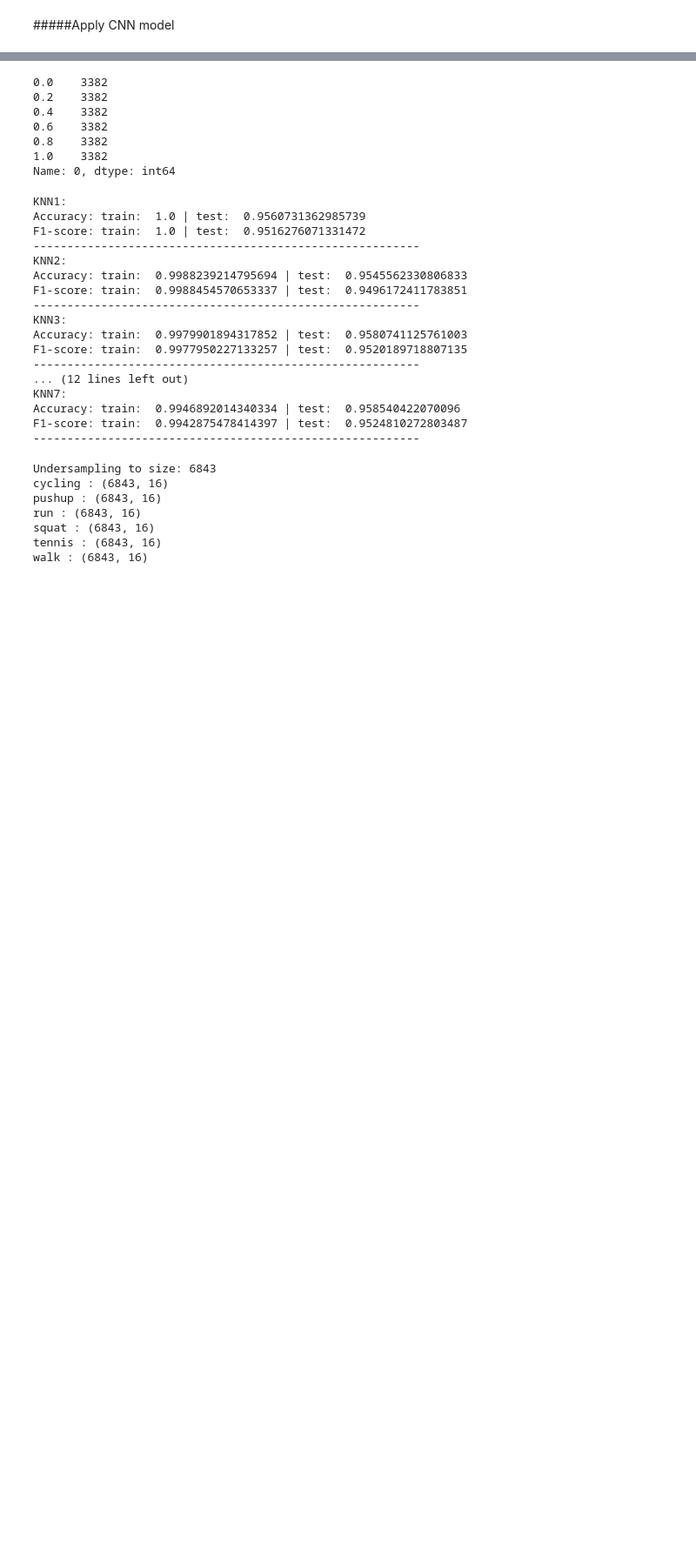
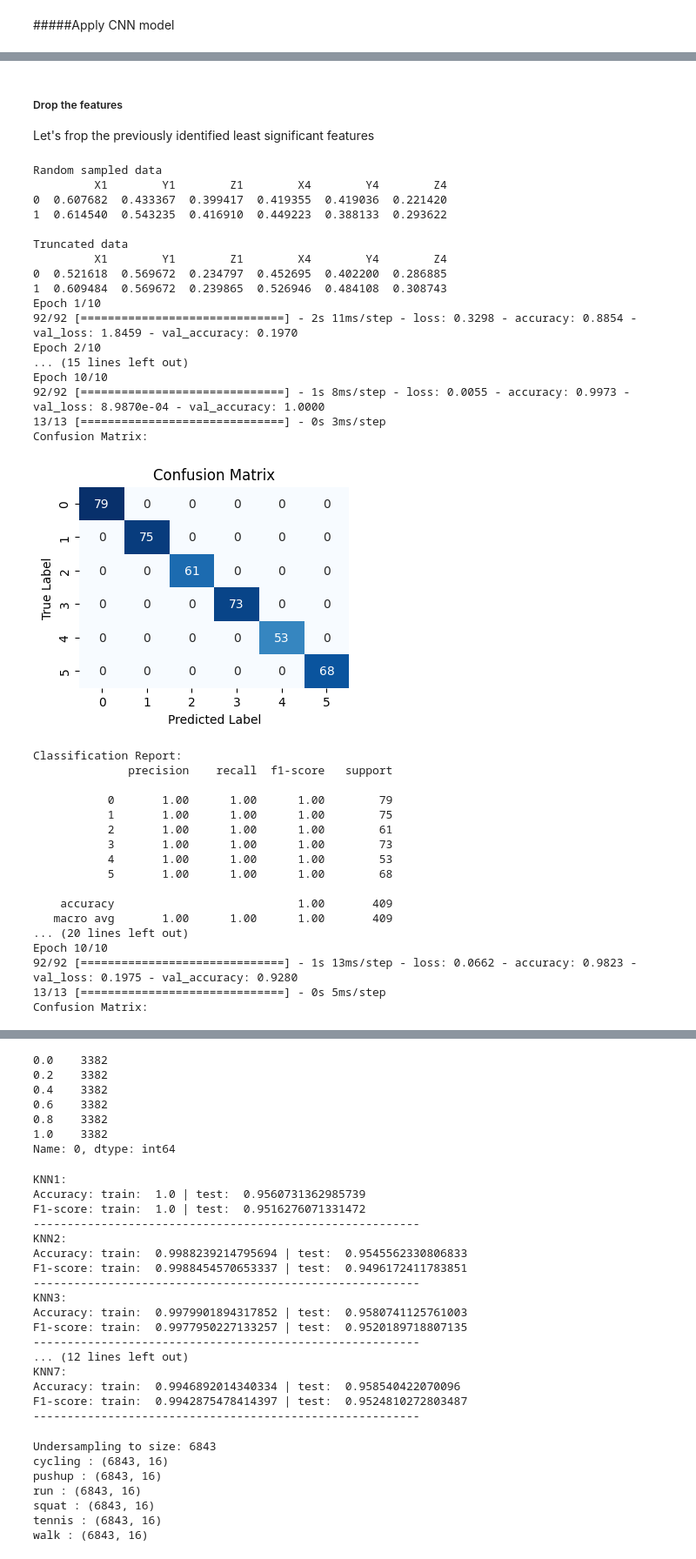
Before and after one commit to subodha1980/BU, a Jupyter notebook: activityDetection.ipynb, the cells around one changed output, grey strips where cells are left out. Shown at 87% size. Saved outputs shown, nothing was run; the diff lists cells and outputs as text; code cells hidden in the pictures; blank space fills up the shorter version.

```diff
--- a/activityDetection.ipynb
+++ b/activityDetection.ipynb
@@ -1016,7 +1020,8 @@ dtype: int64
 # %% [markdown]
 ##### Pre-Process data
 # %%
-cols_RSAMP = datasetRSAMP.columns
+#cols_RSAMP = datasetRSAMP.columns
+feature_cols = datasetRSAMP.columns[:-1]  # Exclude the last column (label)
 
 ms = MinMaxScaler()
 # Preview the data set
@@ -1025,24 +1030,32 @@ print(datasetRSAMP.head(2))
 
 print('\n-----------------------------------------------')
 
-X_RSAMP = ms.fit_transform(datasetRSAMP)
-X_RSAMP = pd.DataFrame(X_RSAMP, columns=[cols_RSAMP])
+X_scaled_RS = ms.fit_transform(datasetRSAMP[feature_cols])
+X_s_RS = pd.DataFrame(X_scaled_RS, columns=feature_cols)
+Y_RS = datasetRSAMP['Activity']
+
+#X_RSAMP = ms.fit_transform(datasetRSAMP)
+#X_RSAMP = pd.DataFrame(X_RSAMP, columns=[cols_RSAMP])
 print('\nRandom under sampled data: After scaling')
-print(X_RSAMP.head(2))
+print(X_s_RS.head(2))
 
 print('\n==============================================')
 
-cols_TRUNK = datasetTRUNK.columns
+#cols_TRUNK = datasetTRUNK.columns
+feature_cols = datasetRSAMP.columns[:-1]
 # Preview the data set
 print('\nTrunkated data: Before scaling')
 print(datasetTRUNK.head(2))
 
 print('\n-----------------------------------------------')
 
-X_TRUNK = ms.fit_transform(datasetTRUNK)
-X_TRUNK = pd.DataFrame(X_TRUNK, columns=[cols_TRUNK])
+X_scaled_TR = ms.fit_transform(datasetTRUNK[feature_cols])
+X_s_TR = pd.DataFrame(X_scaled_TR, columns=feature_cols)
+Y_TR = datasetTRUNK['Activity']
+#X_TRUNK = ms.fit_transform(datasetTRUNK)
+#X_TRUNK = pd.DataFrame(X_TRUNK, columns=[cols_TRUNK])
 print('\nTrunkated data: After scaling')
-print(X_TRUNK.head(2))
+print(X_s_TR.head(2))
 # %% [output]
 Random under sampled data: Before scaling
       X1     Y1     Z1     X2     Y2     Z2     X3     Y3     Z3     X4  \
@@ -1152,0 +1180,53 @@ Test accuracy: 0.0
+# %% [markdown]
+##### Drop the features
+
+Let's frop the previously identified least significant features
+# %%
+print('Random sampled data')
+X_RS_feature_drp= X_s_RS.copy()
+X_RS_feature_drp.drop(['X2', 'Y2', 'Z2', 'X3', 'Y3', 'Z3', 'X5', 'Y5', 'Z5' ], axis=1, inplace=True)
+print(X_RS_feature_drp.head(2))
+
+print('\nTruncated data')
+X_TR_feature_drp= X_s_TR.copy()
+X_TR_feature_drp.drop(['X2', 'Y2', 'Z2', 'X3', 'Y3', 'Z3', 'X5', 'Y5', 'Z5' ], axis=1, inplace=True)
+print(X_TR_feature_drp.head(2))
+
+CNN(X_RS_feature_drp, Y_RS,40,10,6)
+CNN(X_TR_feature_drp, Y_TR,40,10,6)
+# %% [output]
+Random sampled data
+         X1        Y1        Z1        X4        Y4        Z4
+0  0.607682  0.433367  0.399417  0.419355  0.419036  0.221420
+1  0.614540  0.543235  0.416910  0.449223  0.388133  0.293622
+
+Truncated data
+         X1        Y1        Z1        X4        Y4        Z4
+0  0.521618  0.569672  0.234797  0.452695  0.402200  0.286885
+1  0.609484  0.569672  0.239865  0.526946  0.484108  0.308743
+Epoch 1/10
+92/92 [==============================] - 2s 11ms/step - loss: 0.3298 - accuracy: 0.8854 - val_loss: 1.8459 - val_accuracy: 0.1970
+Epoch 2/10
+... (15 lines left out)
+Epoch 10/10
+92/92 [==============================] - 1s 8ms/step - loss: 0.0055 - accuracy: 0.9973 - val_loss: 8.9870e-04 - val_accuracy: 1.0000
+13/13 [==============================] - 0s 3ms/step
+Confusion Matrix:
+[figure, added]
+Classification Report:
+              precision    recall  f1-score   support
+
+           0       1.00      1.00      1.00        79
+           1       1.00      1.00      1.00        75
+           2       1.00      1.00      1.00        61
+           3       1.00      1.00      1.00        73
+           4       1.00      1.00      1.00        53
+           5       1.00      1.00      1.00        68
+
+    accuracy                           1.00       409
+   macro avg       1.00      1.00      1.00       409
+... (20 lines left out)
+Epoch 10/10
+92/92 [==============================] - 1s 13ms/step - loss: 0.0662 - accuracy: 0.9823 - val_loss: 0.1975 - val_accuracy: 0.9280
+13/13 [==============================] - 0s 5ms/step
+Confusion Matrix:
```
Also changed, not shown: parts of 8 cells of this notebook.
